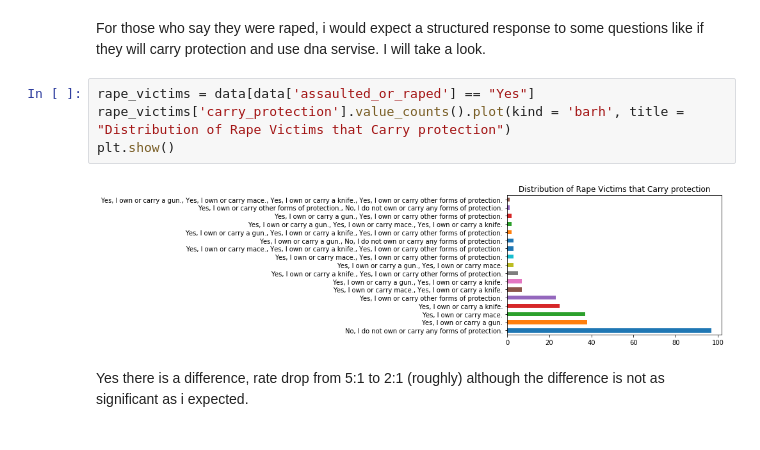
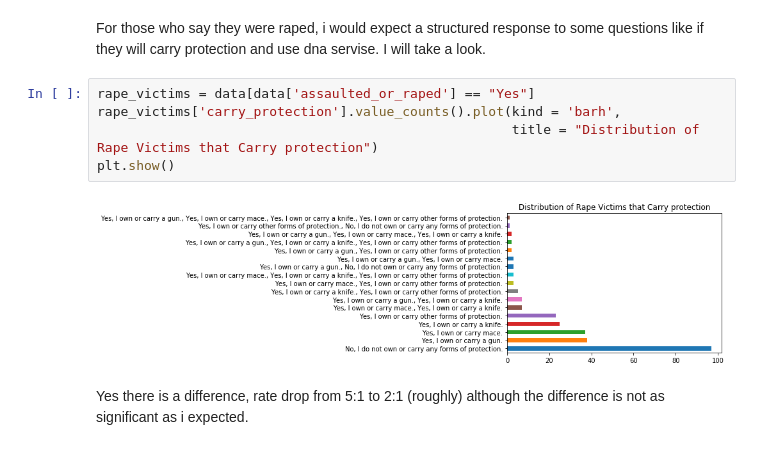
Before and after one commit to Uchencho/Analysis_On_Sexual_Assault_Victims, a Jupyter notebook: Uche_Sexual_Assault_Analysis.ipynb, the cells around one changed output. Drawn from its saved outputs; the diff is of its cells as text.

```diff
--- a/Uche_Sexual_Assault_Analysis.ipynb
+++ b/Uche_Sexual_Assault_Analysis.ipynb
@@ -398,10 +415,11 @@ plt.show()
 For those who say they were raped, i would expect a structured response to some questions like if they will carry protection and use dna servise. I will take a look.
 # %%
 rape_victims = data[data['assaulted_or_raped'] == "Yes"]
-rape_victims['carry_protection'].value_counts().plot(kind = 'barh', title = "Distribution of Rape Victims that Carry protection")
+rape_victims['carry_protection'].value_counts().plot(kind = 'barh',
+                                                     title = "Distribution of Rape Victims that Carry protection")
 plt.show()
 # %% [output]
-[figure, old version]
+[figure, new version]
 # %% [markdown]
 Yes there is a difference, rate drop from 5:1 to 2:1 (roughly) although the difference is not as significant as i expected.
 # %%
```
Also changed, not shown: parts of 12 cells of this notebook.
